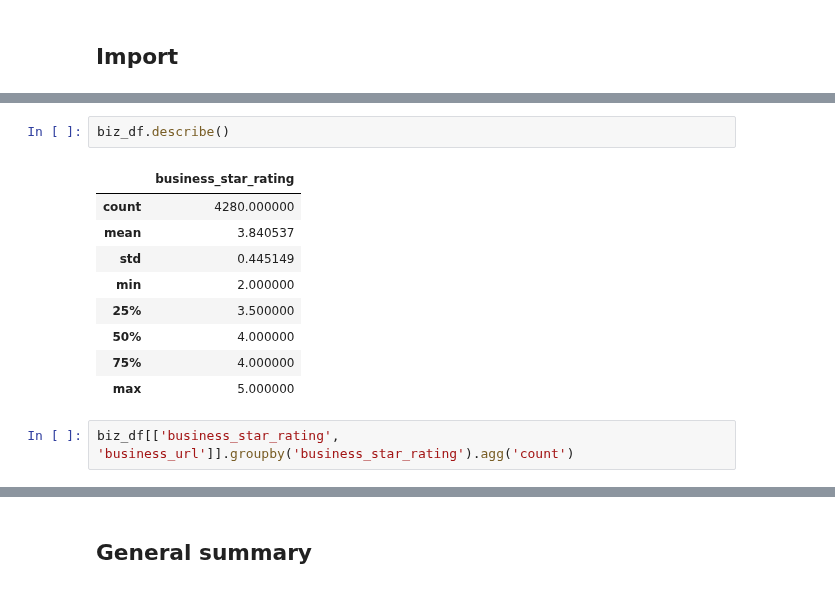
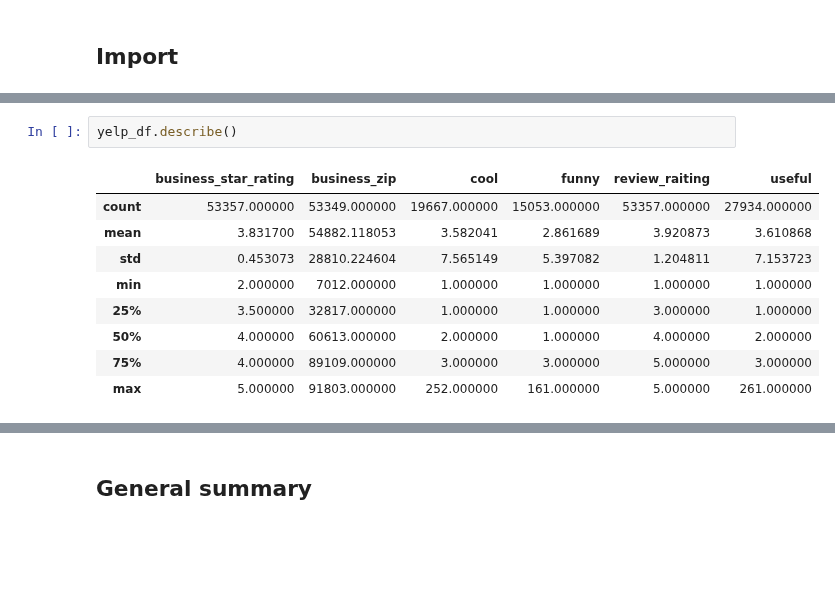
Before and after one commit to twilbers/yelp-tourist-classifier, a Jupyter notebook: yelp_review_analysis.ipynb, the cells around one changed output, grey strips where cells are left out. Saved outputs shown, nothing was run; the diff lists cells and outputs as text; blank space fills up the shorter version.

```diff
--- a/yelp_review_analysis.ipynb
+++ b/yelp_review_analysis.ipynb
@@ -37,14 +9,12 @@ biz_df.drop('business_star_rating', axis = 1).describe()
 # %%
-biz_df.describe()
+yelp_df.describe()
 # %% [output]
-|  | business_star_rating |
-| count | 4280.000000 |
-| mean | 3.840537 |
-| std | 0.445149 |
-| min | 2.000000 |
-| 25% | 3.500000 |
-| 50% | 4.000000 |
-| 75% | 4.000000 |
-| max | 5.000000 |
+|  | business_star_rating | business_zip | cool | funny | review_raiting | useful |
+| count | 53357.000000 | 53349.000000 | 19667.000000 | 15053.000000 | 53357.000000 | 27934.000000 |
+| mean | 3.831700 | 54882.118053 | 3.582041 | 2.861689 | 3.920873 | 3.610868 |
+| std | 0.453073 | 28810.224604 | 7.565149 | 5.397082 | 1.204811 | 7.153723 |
+| min | 2.000000 | 7012.000000 | 1.000000 | 1.000000 | 1.000000 | 1.000000 |
+| 25% | 3.500000 | 32817.000000 | 1.000000 | 1.000000 | 3.000000 | 1.000000 |
+| 50% | 4.000000 | 60613.000000 | 2.000000 | 1.000000 | 4.000000 | 2.000000 |
+| 75% | 4.000000 | 89109.000000 | 3.000000 | 3.000000 | 5.000000 | 3.000000 |
+| max | 5.000000 | 91803.000000 | 252.000000 | 161.000000 | 5.000000 | 261.000000 |
-# %%
-biz_df[['business_star_rating', 'business_url']].groupby('business_star_rating').agg('count')
```
Also changed, not shown: parts of 122 cells of this notebook, 3 other files.
